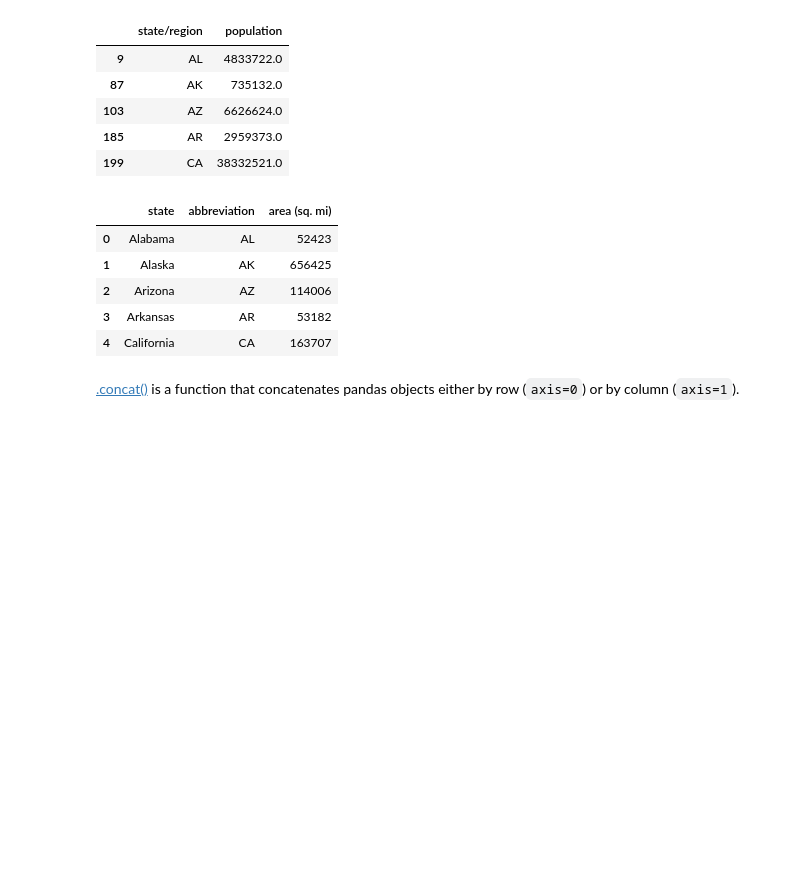
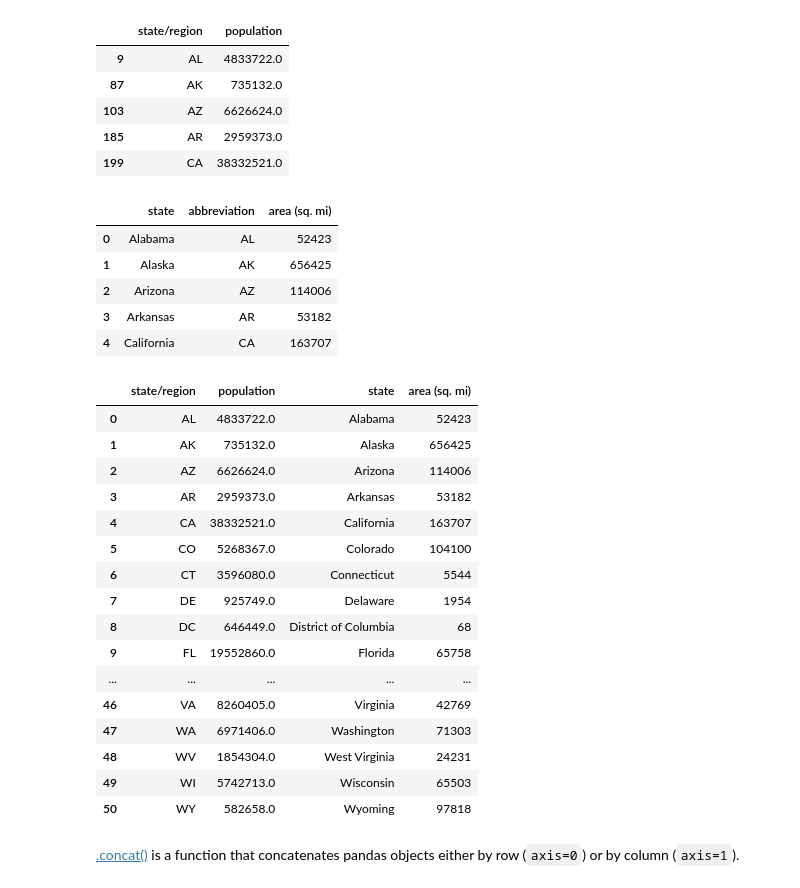
Before and after one commit to ali-rivera/Python-Support-Hours, a Jupyter notebook: 7_Pandas3/Pandas_3.ipynb, the cells around one changed output. Drawn from its saved outputs; the diff is of its cells as text; code cells hidden in the pictures; blank space fills up the shorter version.

```diff
--- a/7_Pandas3/Pandas_3.ipynb
+++ b/7_Pandas3/Pandas_3.ipynb
@@ -110,7 +110,26 @@ display(merge_pops.head(), merge_area.head())
 # %%
 # use merge to combine merge_pops (where year=2013 and age=total) and merge_area
 # note that these have different column names for the state abbreviation - we can specify that with the function parameters!
 merged_df = merge_pops.merge(merge_area, left_on='state/region', right_on='abbreviation').drop('abbreviation', axis=1)
+merged_df
+# %% [output]
+|  | state/region | population | state | area (sq. mi) |
+| 0 | AL | 4833722.0 | Alabama | 52423 |
+| 1 | AK | 735132.0 | Alaska | 656425 |
+| 2 | AZ | 6626624.0 | Arizona | 114006 |
+| 3 | AR | 2959373.0 | Arkansas | 53182 |
+| 4 | CA | 38332521.0 | California | 163707 |
+| 5 | CO | 5268367.0 | Colorado | 104100 |
+| 6 | CT | 3596080.0 | Connecticut | 5544 |
+| 7 | DE | 925749.0 | Delaware | 1954 |
+| 8 | DC | 646449.0 | District of Columbia | 68 |
+| 9 | FL | 19552860.0 | Florida | 65758 |
+| ... | ... | ... | ... | ... |
+| 46 | VA | 8260405.0 | Virginia | 42769 |
+| 47 | WA | 6971406.0 | Washington | 71303 |
+| 48 | WV | 1854304.0 | West Virginia | 24231 |
+| 49 | WI | 5742713.0 | Wisconsin | 65503 |
+| 50 | WY | 582658.0 | Wyoming | 97818 |
 # %% [markdown]
 [.concat()](https://pandas.pydata.org/pandas-docs/stable/reference/api/pandas.concat.html) is a function that concatenates pandas objects either by row (`axis=0`) or by column (`axis=1`).
 # %%
```
